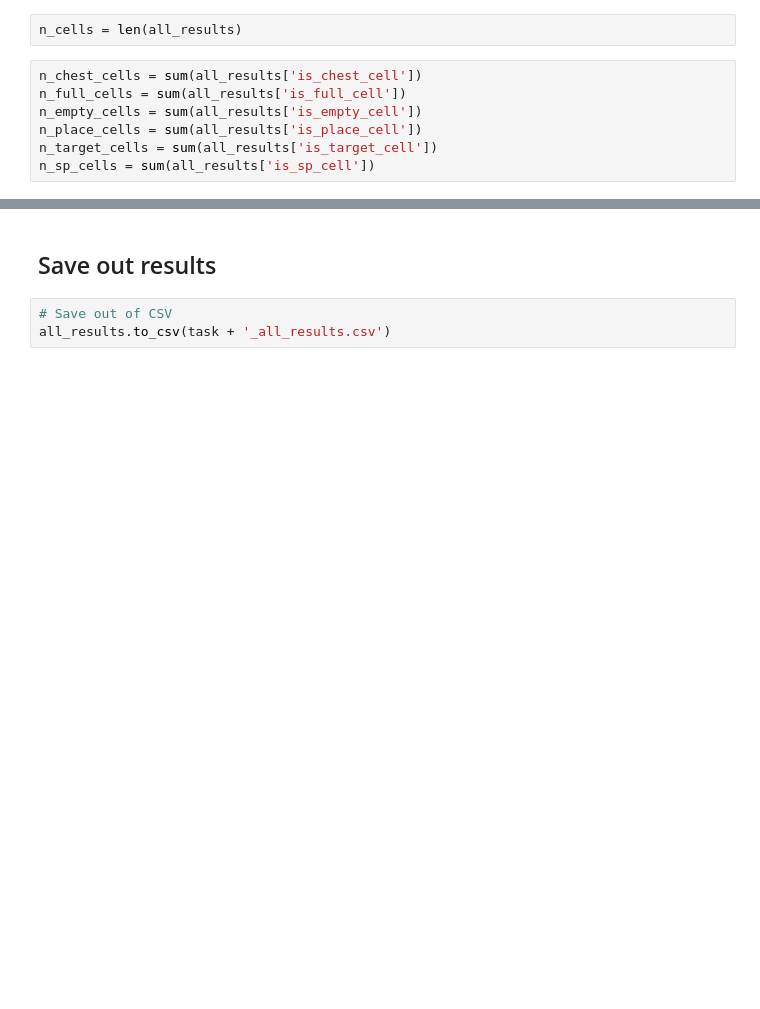
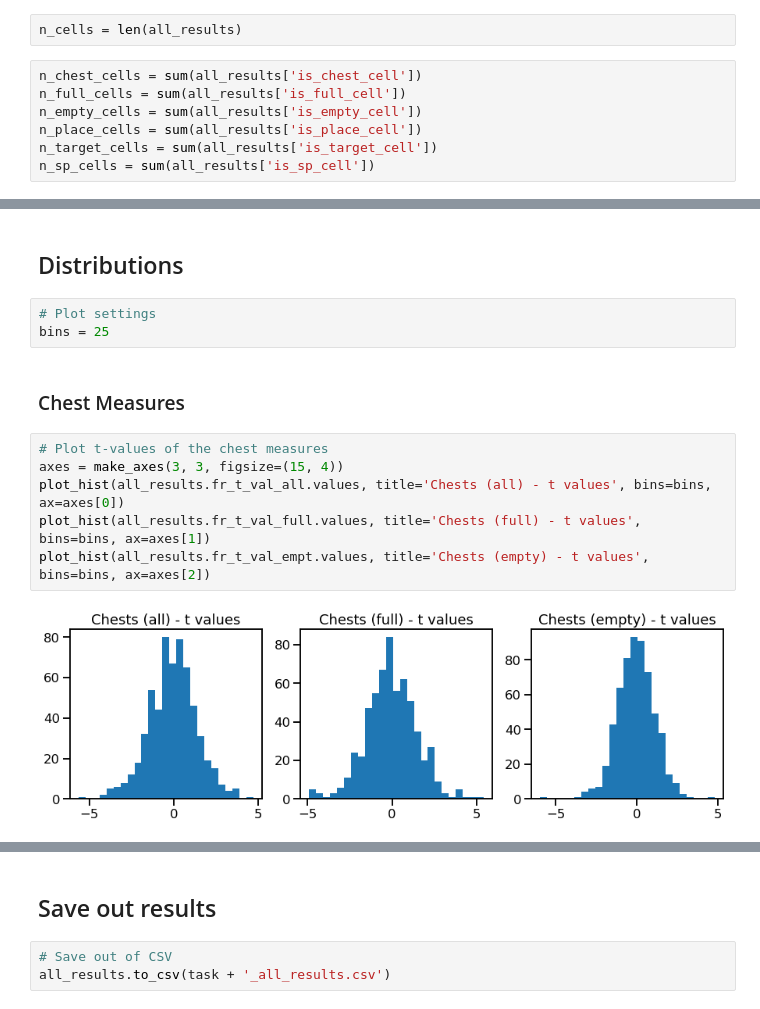
Before and after one commit to HSUPipeline/AnalyzeTH, a Jupyter notebook: notebooks/ExamineResults.ipynb, the cells around one changed output, grey strips where cells are left out. Cells and saved outputs as stored; diff of their text form; blank space fills up the shorter version.

```diff
--- a/notebooks/ExamineResults.ipynb
+++ b/notebooks/ExamineResults.ipynb
@@ -155,0 +163,15 @@ THO - total cells: 456
+# %% [markdown]
+## Distributions
+# %%
+# Plot settings
+bins = 25
+# %% [markdown]
+### Chest Measures
+# %%
+# Plot t-values of the chest measures
+axes = make_axes(3, 3, figsize=(15, 4))
+plot_hist(all_results.fr_t_val_all.values, title='Chests (all) - t values', bins=bins, ax=axes[0])
+plot_hist(all_results.fr_t_val_full.values, title='Chests (full) - t values', bins=bins, ax=axes[1])
+plot_hist(all_results.fr_t_val_empt.values, title='Chests (empty) - t values', bins=bins, ax=axes[2])
+# %% [output]
+[figure, added]
```
Also changed, not shown: parts of 17 cells of this notebook.
